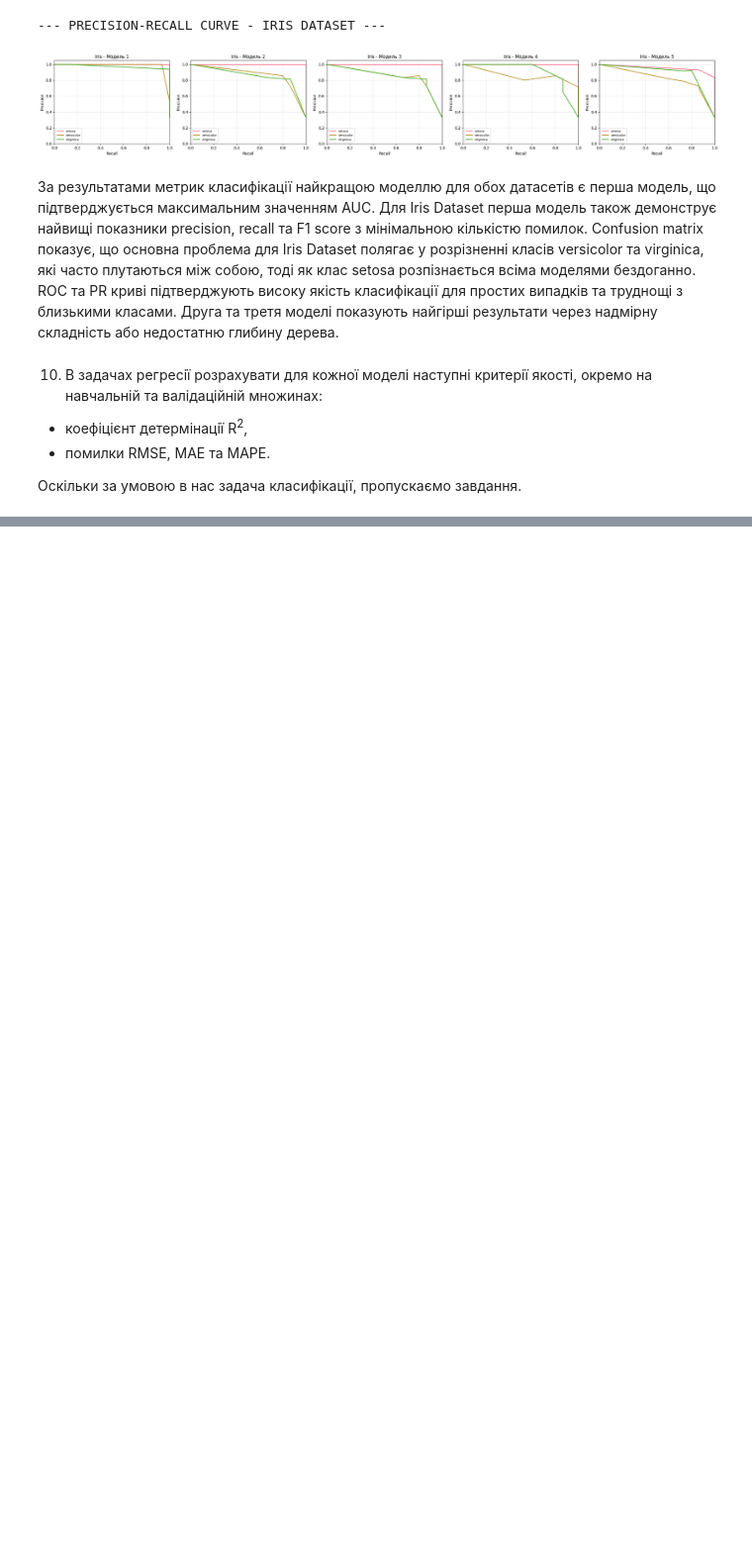
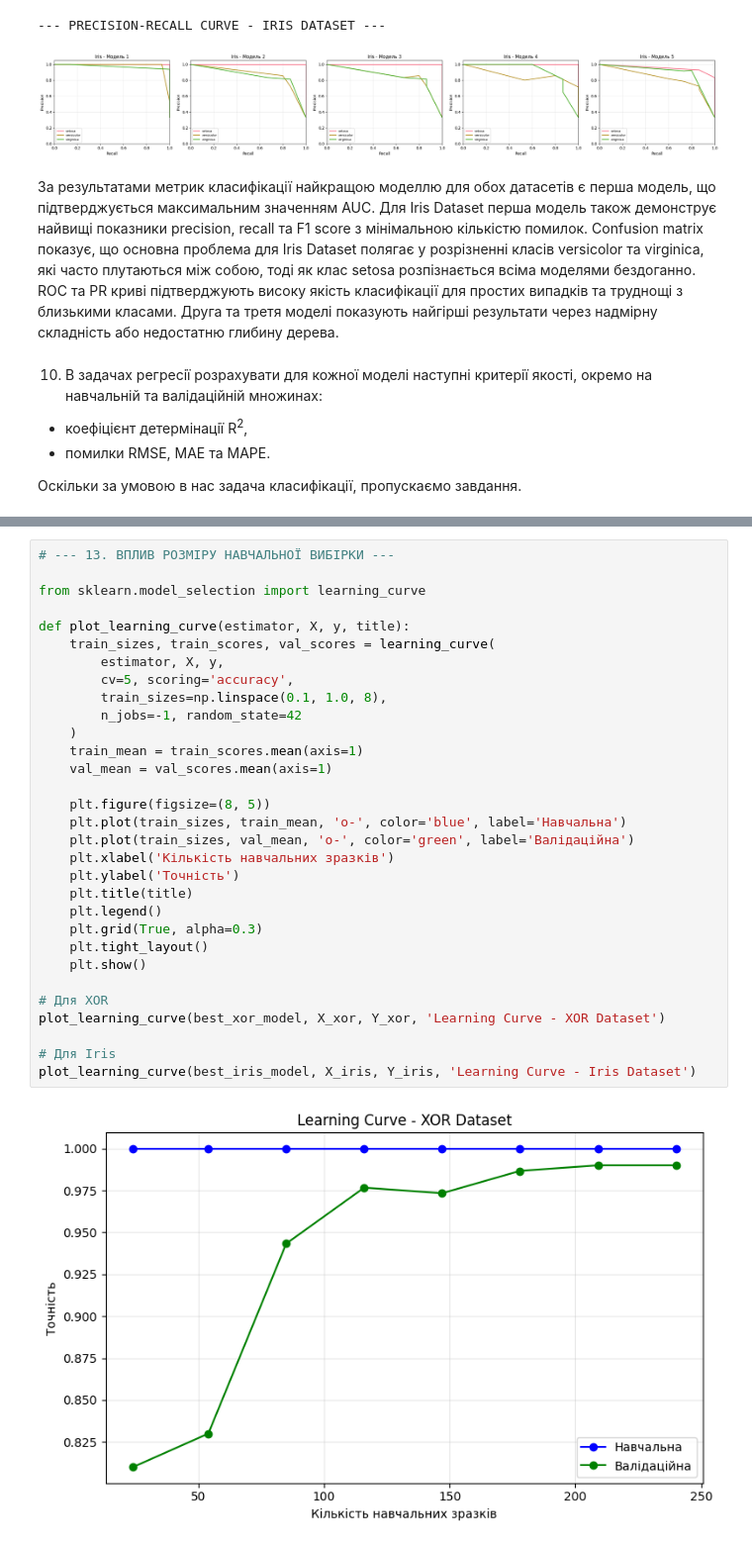
Before and after one commit to Michael-Tal-1/IAD_1, a Jupyter notebook: 2/IAD2.ipynb, the cells around one changed output, grey strips where cells are left out. Shown at 99% size. Drawn from its saved outputs; the diff is of its cells as text; blank space fills up the shorter version.

```diff
--- a/2/IAD2.ipynb
+++ b/2/IAD2.ipynb
@@ -858,0 +952,33 @@ ROC та PR криві підтверджують високу якість кл
+# %%
+# --- 13. ВПЛИВ РОЗМІРУ НАВЧАЛЬНОЇ ВИБІРКИ ---
+
+from sklearn.model_selection import learning_curve
+
+def plot_learning_curve(estimator, X, y, title):
+    train_sizes, train_scores, val_scores = learning_curve(
+        estimator, X, y,
+        cv=5, scoring='accuracy',
+        train_sizes=np.linspace(0.1, 1.0, 8),
+        n_jobs=-1, random_state=42
+    )
+    train_mean = train_scores.mean(axis=1)
+    val_mean = val_scores.mean(axis=1)
+
+    plt.figure(figsize=(8, 5))
+    plt.plot(train_sizes, train_mean, 'o-', color='blue', label='Навчальна')
+    plt.plot(train_sizes, val_mean, 'o-', color='green', label='Валідаційна')
+    plt.xlabel('Кількість навчальних зразків')
+    plt.ylabel('Точність')
+    plt.title(title)
+    plt.legend()
+    plt.grid(True, alpha=0.3)
+    plt.tight_layout()
+    plt.show()
+
+# Для XOR
+plot_learning_curve(best_xor_model, X_xor, Y_xor, 'Learning Curve - XOR Dataset')
+
+# Для Iris
+plot_learning_curve(best_iris_model, X_iris, Y_iris, 'Learning Curve - Iris Dataset')
+# %% [output]
+[figure, added]
```
Also changed, not shown: parts of 3 cells of this notebook.
